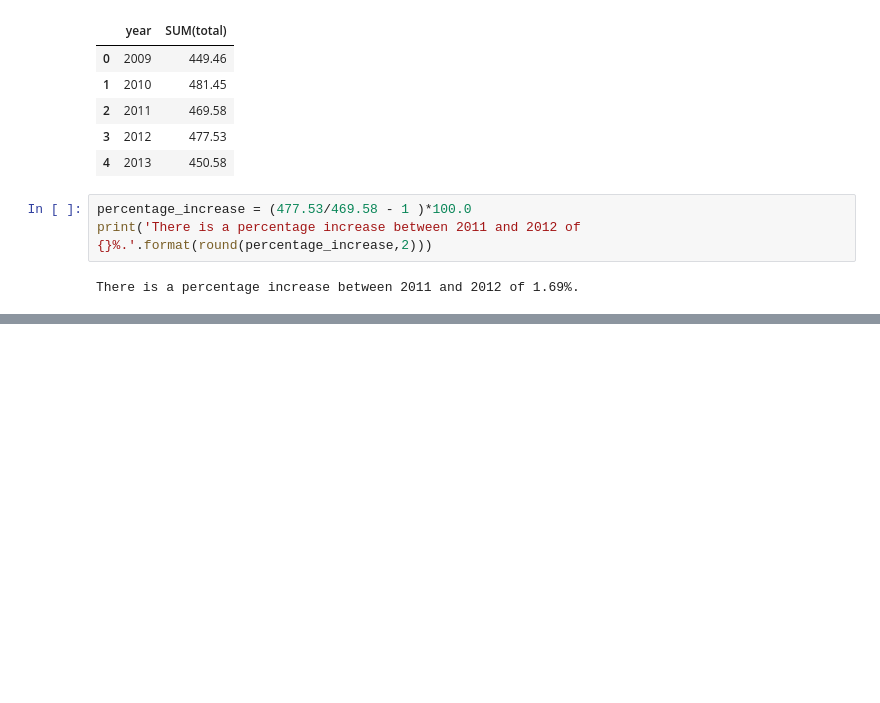
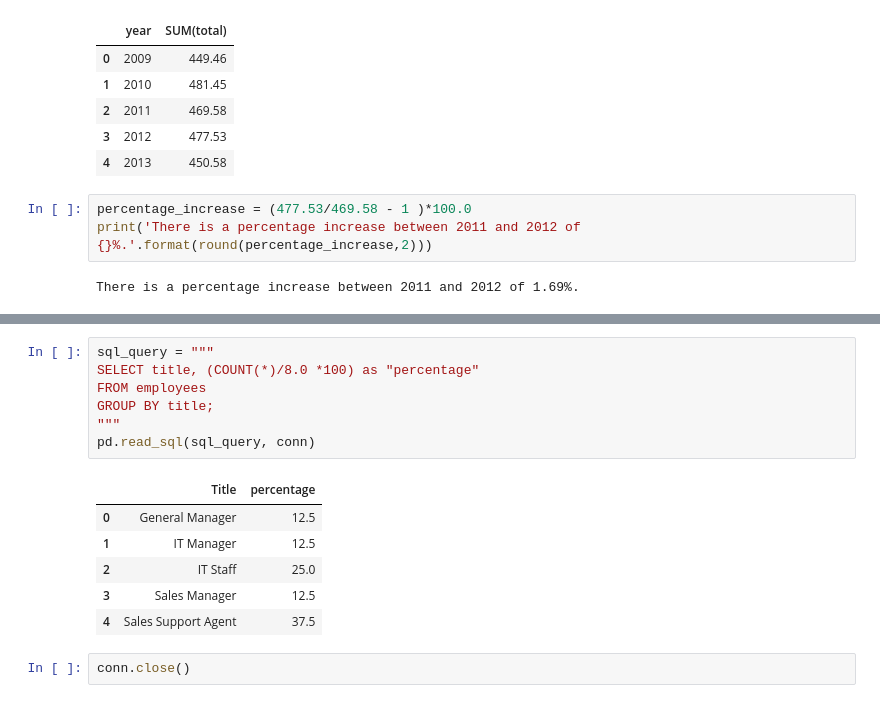
Before and after one commit to baldpanda/sql_practice, a Jupyter notebook: chinook_notebook.ipynb, the cells around one changed output, grey strips where cells are left out. Saved outputs shown, nothing was run; the diff lists cells and outputs as text; blank space fills up the shorter version.

```diff
--- a/chinook_notebook.ipynb
+++ b/chinook_notebook.ipynb
@@ -281,0 +304,16 @@ There is a percentage increase between 2011 and 2012 of 1.69%.
+# %%
+sql_query = """
+SELECT title, (COUNT(*)/8.0 *100) as "percentage"
+FROM employees
+GROUP BY title;
+"""
+pd.read_sql(sql_query, conn)
+# %% [output]
+|  | Title | percentage |
+| 0 | General Manager | 12.5 |
+| 1 | IT Manager | 12.5 |
+| 2 | IT Staff | 25.0 |
+| 3 | Sales Manager | 12.5 |
+| 4 | Sales Support Agent | 37.5 |
+# %%
+conn.close()
```
Also changed, not shown: parts of 15 cells of this notebook.
